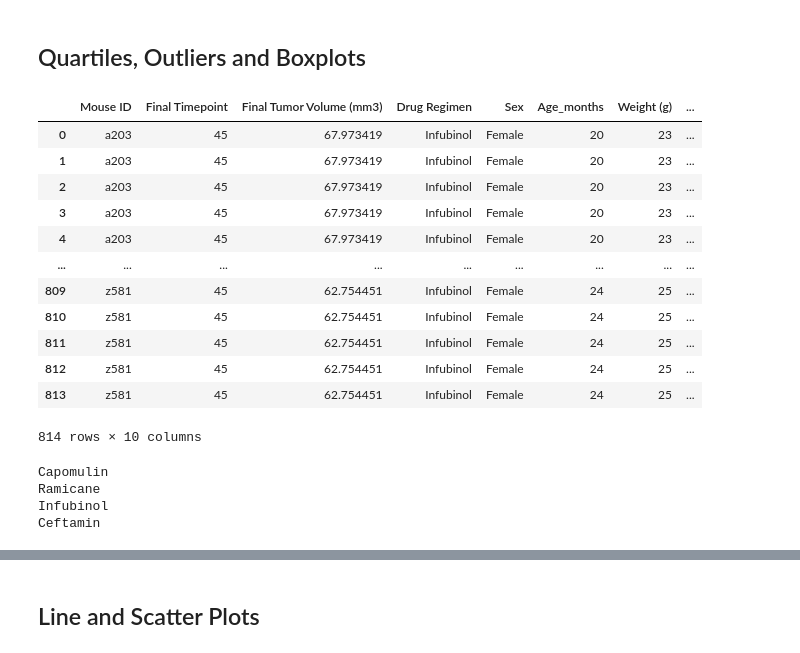
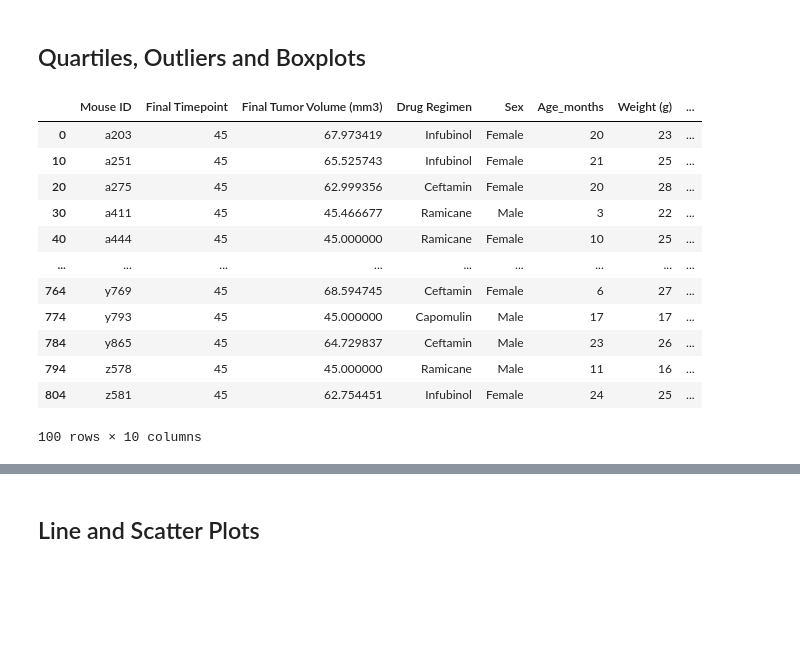
Before and after one commit to MichRisu/matplotlib-challenge, a Jupyter notebook: Pymaceuticals/pymaceuticals_starter.ipynb, the cells around one changed output, grey strips where cells are left out. Drawn from its saved outputs; the diff is of its cells as text; code cells hidden in the pictures; blank space fills up the shorter version.

```diff
--- a/Pymaceuticals/pymaceuticals_starter.ipynb
+++ b/Pymaceuticals/pymaceuticals_starter.ipynb
@@ -200,52 +200,31 @@ ax2.legend(loc='upper right');
 # %%
 # Calculate the final tumor volume of each mouse across four of the treatment regimens:
 # Capomulin, Ramicane, Infubinol, and Ceftamin
 df_clean_copy = df_clean.copy()
 
 # Start by getting the last (greatest) timepoint for each mouse
 df_top_drugs = df_clean_copy[df_clean_copy['Drug Regimen'].isin(['Capomulin', 'Ramicane', 'Infubinol', 'Ceftamin'])]
 
 timepoint = df_top_drugs.groupby('Mouse ID').max()[['Timepoint', 'Tumor Volume (mm3)']]
 df_timepoint = pd.DataFrame(timepoint)
 df_timepoint = df_timepoint.rename(columns={'Timepoint': "Final Timepoint", 'Tumor Volume (mm3)':"Final Tumor Volume (mm3)"})
 
 # Merge this group df with the original dataframe to get the tumor volume at the last timepoint
 df_tumor= pd.merge(df_timepoint, df_clean_copy, on=('Mouse ID'), how='left')
 df_tumor
+df_tumor_clean = df_tumor.drop_duplicates(subset='Mouse ID')
+df_tumor_clean
 # %% [output]
 |  | Mouse ID | Final Timepoint | Final Tumor Volume (mm3) | Drug Regimen | Sex | Age_months | Weight (g) | ... |
 | 0 | a203 | 45 | 67.973419 | Infubinol | Female | 20 | 23 | ... |
-| 1 | a203 | 45 | 67.973419 | Infubinol | Female | 20 | 23 | ... |
-| 2 | a203 | 45 | 67.973419 | Infubinol | Female | 20 | 23 | ... |
-| 3 | a203 | 45 | 67.973419 | Infubinol | Female | 20 | 23 | ... |
-| 4 | a203 | 45 | 67.973419 | Infubinol | Female | 20 | 23 | ... |
+| 10 | a251 | 45 | 65.525743 | Infubinol | Female | 21 | 25 | ... |
+| 20 | a275 | 45 | 62.999356 | Ceftamin | Female | 20 | 28 | ... |
+| 30 | a411 | 45 | 45.466677 | Ramicane | Male | 3 | 22 | ... |
+| 40 | a444 | 45 | 45.000000 | Ramicane | Female | 10 | 25 | ... |
 | ... | ... | ... | ... | ... | ... | ... | ... | ... |
-| 809 | z581 | 45 | 62.754451 | Infubinol | Female | 24 | 25 | ... |
-| 810 | z581 | 45 | 62.754451 | Infubinol | Female | 24 | 25 | ... |
-| 811 | z581 | 45 | 62.754451 | Infubinol | Female | 24 | 25 | ... |
-| 812 | z581 | 45 | 62.754451 | Infubinol | Female | 24 | 25 | ... |
-| 813 | z581 | 45 | 62.754451 | Infubinol | Female | 24 | 25 | ... |
+| 764 | y769 | 45 | 68.594745 | Ceftamin | Female | 6 | 27 | ... |
+| 774 | y793 | 45 | 45.000000 | Capomulin | Male | 17 | 17 | ... |
+| 784 | y865 | 45 | 64.729837 | Ceftamin | Male | 23 | 26 | ... |
+| 794 | z578 | 45 | 45.000000 | Ramicane | Male | 11 | 16 | ... |
+| 804 | z581 | 45 | 62.754451 | Infubinol | Female | 24 | 25 | ... |
-814 rows × 10 columns
+100 rows × 10 columns
-# %%
-# Put treatments into a list for for loop (and later for plot labels)
-tx_list = ['Capomulin', 'Ramicane', 'Infubinol', 'Ceftamin']
-
-# Create empty list to fill with tumor vol data (for plotting)
-# Locate the rows which contain mice on each drug and get the tumor volumes
-df_tumor_grp = pd.DataFrame(df_tumor.groupby(['Mouse ID','Drug Regimen']).last()['Tumor Volume (mm3)'])
-list_tumor = df_tumor_grp.groupby('Drug Regimen')['Tumor Volume (mm3)'].apply(list)
-df_tumor_list = pd.DataFrame(list_tumor)
-df_tumor_list = df_tumor_list.reindex(tx_list)
-tumor_vols = [vol for vol in df_tumor_list['Tumor Volume (mm3)']]
-tumor_vols = pd.DataFrame({"Tumor Volumes": tumor_vols}, index=tx_list)
-tumor_vols
-# Calculate the IQR and quantitatively determine if there are any potential outliers.
-for i in tx_list:
-    print(i)
-
-    # Determine outliers using upper and lower bounds
-# %% [output]
-Capomulin
-Ramicane
-Infubinol
-Ceftamin
```
Also changed, not shown: parts of 3 cells of this notebook.
